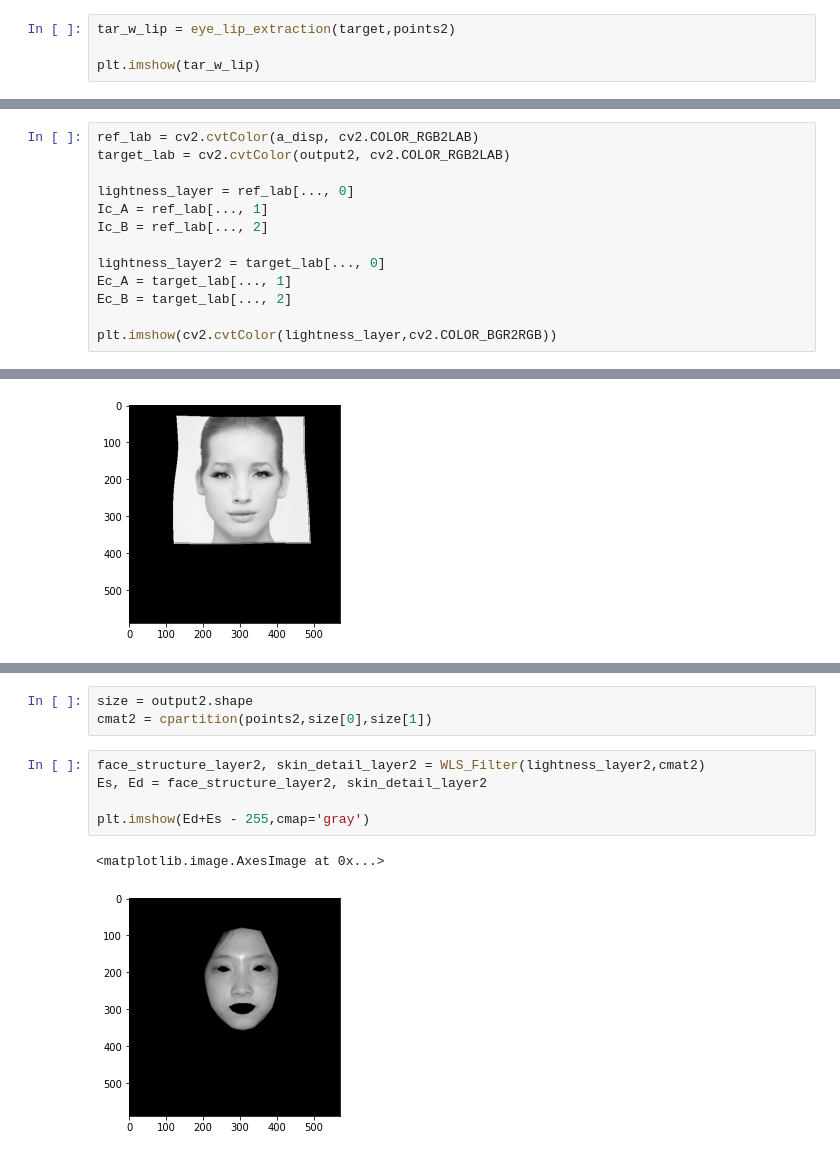
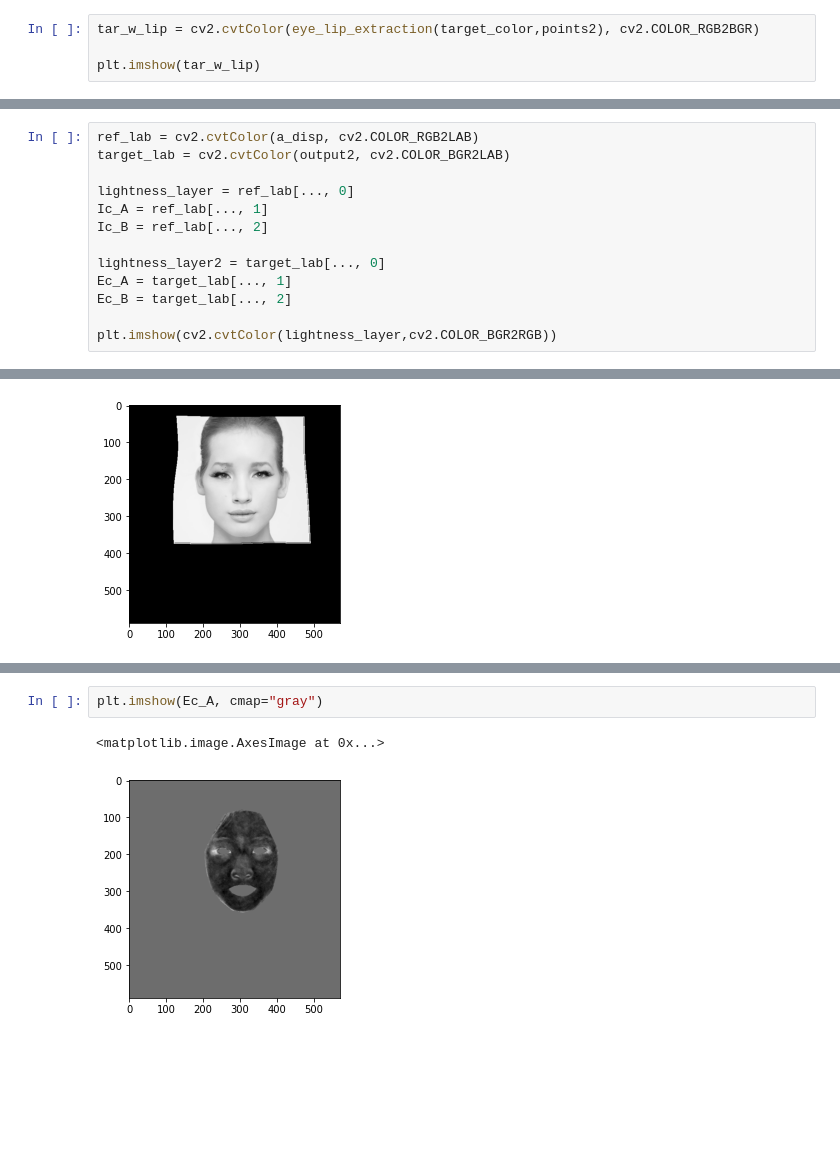
Before and after one commit to shaunak-badani/Digital-Makeup-Face-Generation, a Jupyter notebook: src/Digital Makeup Face Generation.ipynb, the cells around one changed output, grey strips where cells are left out. Cells and saved outputs as stored; diff of their text form; blank space fills up the shorter version.

Commit message:
Edited WLS Filter

```diff
--- a/src/Digital Makeup Face Generation.ipynb
+++ b/src/Digital Makeup Face Generation.ipynb
@@ -375,5 +381,5 @@ plt.imshow(ref_w_lip)
 # %%
-tar_w_lip = eye_lip_extraction(target,points2)
+tar_w_lip = cv2.cvtColor(eye_lip_extraction(target_color,points2), cv2.COLOR_RGB2BGR)
 
 plt.imshow(tar_w_lip)
 # %% [output]
@@ -461,7 +467,7 @@ def rgb_to_lab(img):
   return L_img,a_img,b_img
 # %%
 ref_lab = cv2.cvtColor(a_disp, cv2.COLOR_RGB2LAB)
-target_lab = cv2.cvtColor(output2, cv2.COLOR_RGB2LAB)
+target_lab = cv2.cvtColor(output2, cv2.COLOR_BGR2LAB)
 
 lightness_layer = ref_lab[..., 0]
 Ic_A = ref_lab[..., 1]
@@ -583,11 +484,5 @@ plt.imshow(Id - 255 + Is,cmap='gray')
-# %%
-size = output2.shape
-cmat2 = cpartition(points2,size[0],size[1])
-# %%
-face_structure_layer2, skin_detail_layer2 = WLS_Filter(lightness_layer2,cmat2)
-Es, Ed = face_structure_layer2, skin_detail_layer2
-
-plt.imshow(Ed+Es - 255,cmap='gray')
-# %% [output]
-<matplotlib.image.AxesImage at 0x...>
-[figure, removed]
+# %%
+plt.imshow(Ec_A, cmap="gray")
+# %% [output]
+<matplotlib.image.AxesImage at 0x...>
+[figure, added]
```
Also changed, not shown: parts of 17 cells of this notebook.
